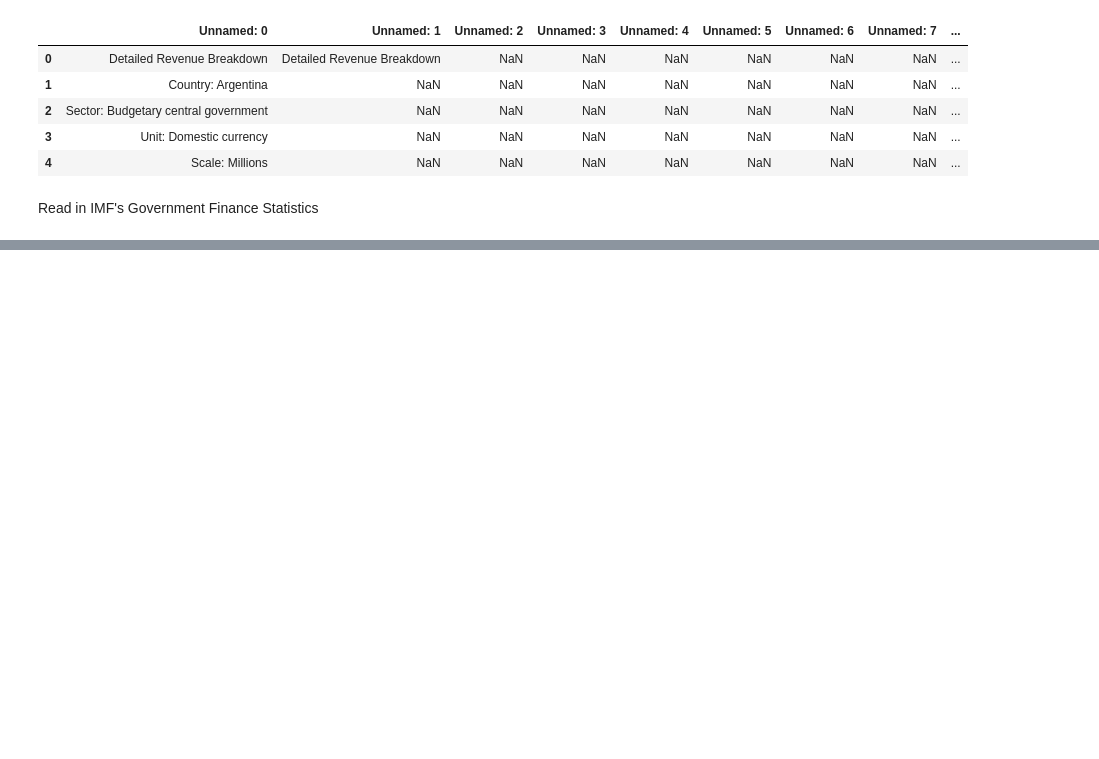
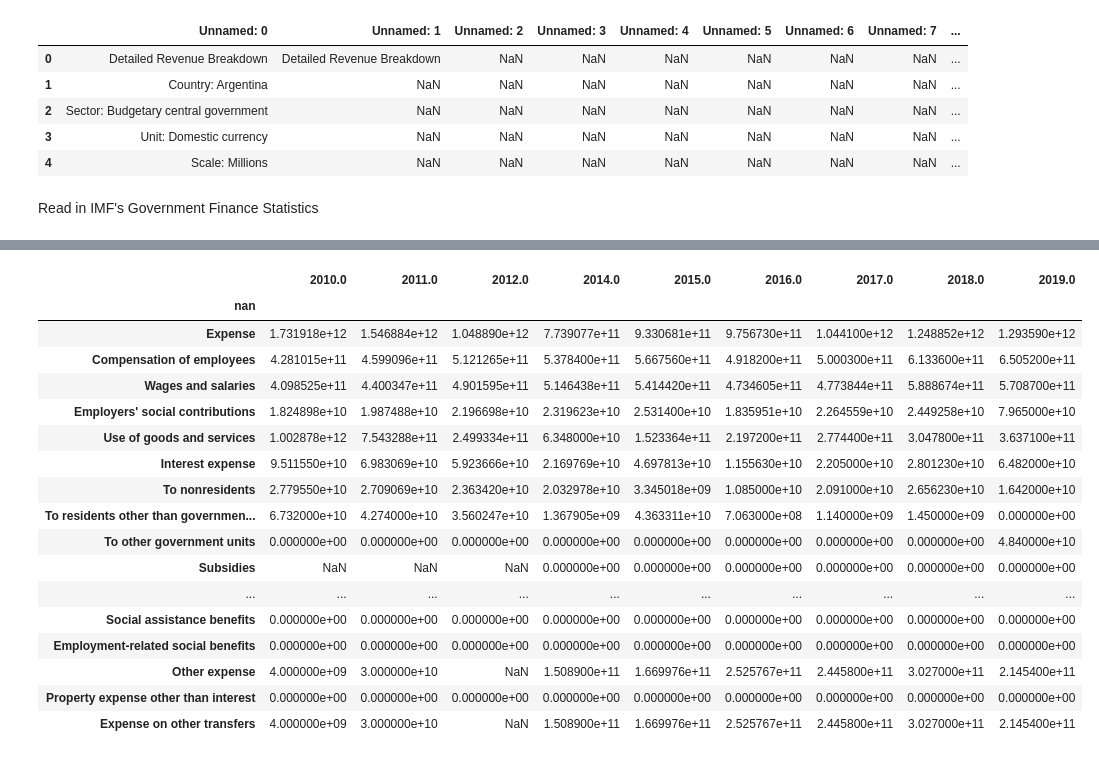
Before and after one commit to mpham8/macro-debtrelief-humancapital, a Jupyter notebook: govt-expenditures.ipynb, the cells around one changed output, grey strips where cells are left out. Drawn from its saved outputs; the diff is of its cells as text; code cells hidden in the pictures; blank space fills up the shorter version.

Commit message:
trim table and scale

```diff
--- a/govt-expenditures.ipynb
+++ b/govt-expenditures.ipynb
@@ -120,7 +120,9 @@ folder_path = "expenditure-data-test"
 
 # Loop that goes through all files 'file_name' in the folder 'folder_path'
 for file_name in os.listdir(folder_path):
-  if file_name.endswith('.xlsx'): #check to see if is spreadsheet .xlsx format
+  if file_name.endswith('.xlsx') and not file_name.startswith('~$'): #check to see if is spreadsheet .xlsx format
     raw_df = pd.read_excel(folder_path+ "/" + file_name) #read in .xlsx as dataframe
     master_table[file_name[:-5]] = raw_df #store dataframe as an entry in the master_table hash table
+
+master_table["Central African Republic"]
 # %% [output]
@@ -143,0 +146,37 @@ for file_name in os.listdir(folder_path):
+# %%
+#loop through table (where key is the country name)
+for key in master_table:
+  scale = master_table[key].iloc[4][0] #get if values have scale of billions or millions
+
+  # Drop rows 0 to 5, reformatting indexes and column headers
+  master_table[key] = master_table[key].drop([0, 1, 2, 3, 4, 5])
+  master_table[key] = master_table[key].reset_index(drop=True)
+  master_table[key].columns = master_table[key].iloc[0]
+  master_table[key] = master_table[key][1:]
+  master_table[key] = master_table[key].set_index(master_table[key].columns[0])
+
+  if scale == "Scale: Billions":
+    master_table[key] = master_table[key]* 10 * 1e9 #multiple every value in dataframe by 1e9 if scale is billion
+  elif scale == "Scale: Millions":
+    master_table[key] = master_table[key]* 10 * 1e6 #multiple every value in dataframe by 1e9 if scale is billion
+
+master_table["Central African Republic"]
+# %% [output]
+|  | 2010.0 | 2011.0 | 2012.0 | 2014.0 | 2015.0 | 2016.0 | 2017.0 | 2018.0 | 2019.0 |
+| nan |  |  |  |  |  |  |  |  |  |
+| Expense | 1.731918e+12 | 1.546884e+12 | 1.048890e+12 | 7.739077e+11 | 9.330681e+11 | 9.756730e+11 | 1.044100e+12 | 1.248852e+12 | 1.293590e+12 |
+| Compensation of employees | 4.281015e+11 | 4.599096e+11 | 5.121265e+11 | 5.378400e+11 | 5.667560e+11 | 4.918200e+11 | 5.000300e+11 | 6.133600e+11 | 6.505200e+11 |
+| Wages and salaries | 4.098525e+11 | 4.400347e+11 | 4.901595e+11 | 5.146438e+11 | 5.414420e+11 | 4.734605e+11 | 4.773844e+11 | 5.888674e+11 | 5.708700e+11 |
+| Employers' social contributions | 1.824898e+10 | 1.987488e+10 | 2.196698e+10 | 2.319623e+10 | 2.531400e+10 | 1.835951e+10 | 2.264559e+10 | 2.449258e+10 | 7.965000e+10 |
+| Use of goods and services | 1.002878e+12 | 7.543288e+11 | 2.499334e+11 | 6.348000e+10 | 1.523364e+11 | 2.197200e+11 | 2.774400e+11 | 3.047800e+11 | 3.637100e+11 |
+| Interest expense | 9.511550e+10 | 6.983069e+10 | 5.923666e+10 | 2.169769e+10 | 4.697813e+10 | 1.155630e+10 | 2.205000e+10 | 2.801230e+10 | 6.482000e+10 |
+| To nonresidents | 2.779550e+10 | 2.709069e+10 | 2.363420e+10 | 2.032978e+10 | 3.345018e+09 | 1.085000e+10 | 2.091000e+10 | 2.656230e+10 | 1.642000e+10 |
+| To residents other than governmen... | 6.732000e+10 | 4.274000e+10 | 3.560247e+10 | 1.367905e+09 | 4.363311e+10 | 7.063000e+08 | 1.140000e+09 | 1.450000e+09 | 0.000000e+00 |
+| To other government units | 0.000000e+00 | 0.000000e+00 | 0.000000e+00 | 0.000000e+00 | 0.000000e+00 | 0.000000e+00 | 0.000000e+00 | 0.000000e+00 | 4.840000e+10 |
+| Subsidies | NaN | NaN | NaN | 0.000000e+00 | 0.000000e+00 | 0.000000e+00 | 0.000000e+00 | 0.000000e+00 | 0.000000e+00 |
+| ... | ... | ... | ... | ... | ... | ... | ... | ... | ... |
+| Social assistance benefits | 0.000000e+00 | 0.000000e+00 | 0.000000e+00 | 0.000000e+00 | 0.000000e+00 | 0.000000e+00 | 0.000000e+00 | 0.000000e+00 | 0.000000e+00 |
+| Employment-related social benefits | 0.000000e+00 | 0.000000e+00 | 0.000000e+00 | 0.000000e+00 | 0.000000e+00 | 0.000000e+00 | 0.000000e+00 | 0.000000e+00 | 0.000000e+00 |
+| Other expense | 4.000000e+09 | 3.000000e+10 | NaN | 1.508900e+11 | 1.669976e+11 | 2.525767e+11 | 2.445800e+11 | 3.027000e+11 | 2.145400e+11 |
+| Property expense other than interest | 0.000000e+00 | 0.000000e+00 | 0.000000e+00 | 0.000000e+00 | 0.000000e+00 | 0.000000e+00 | 0.000000e+00 | 0.000000e+00 | 0.000000e+00 |
+| Expense on other transfers | 4.000000e+09 | 3.000000e+10 | NaN | 1.508900e+11 | 1.669976e+11 | 2.525767e+11 | 2.445800e+11 | 3.027000e+11 | 2.145400e+11 |
```
Also changed, not shown: parts of 1 cell of this notebook.
